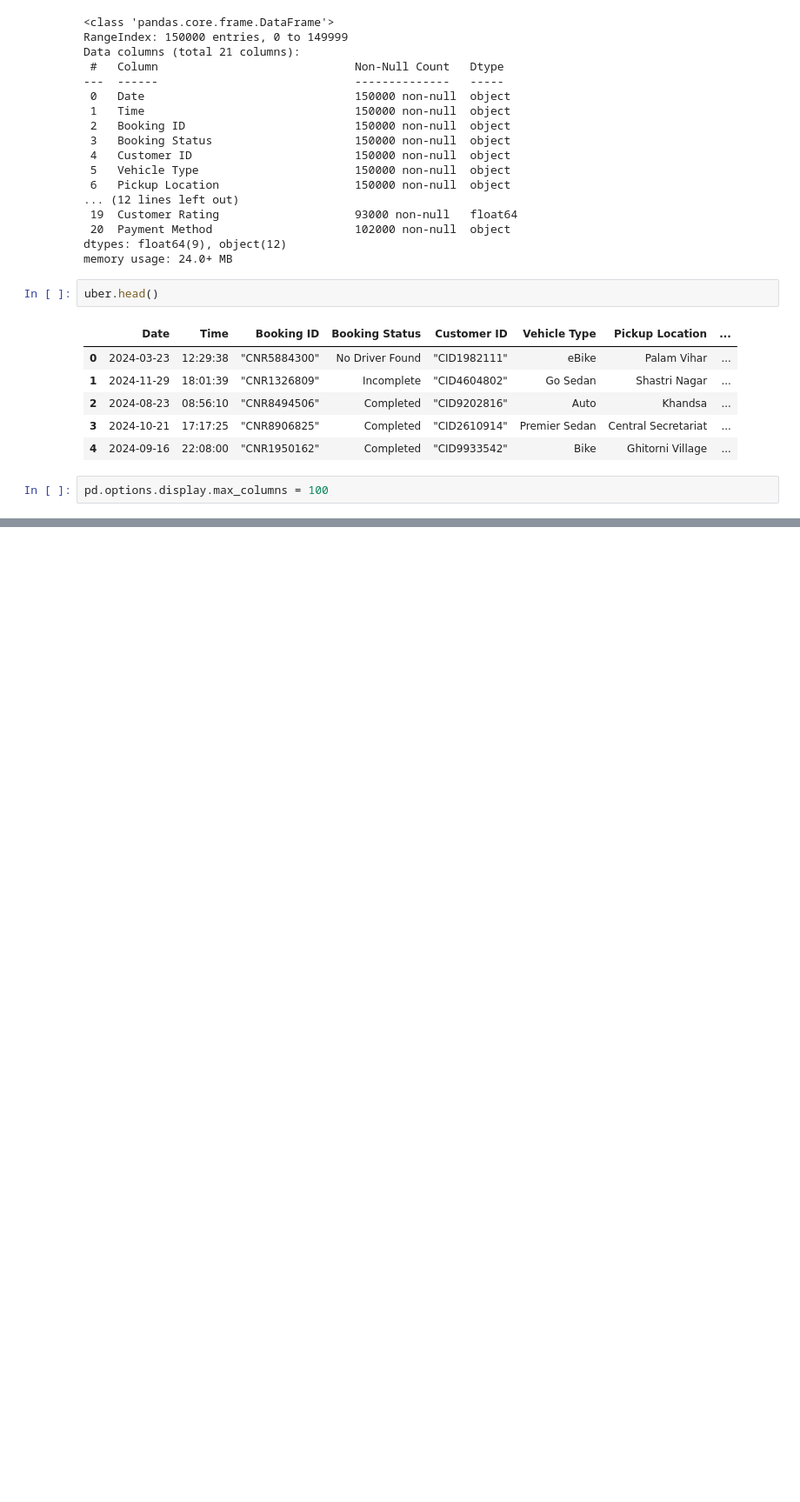
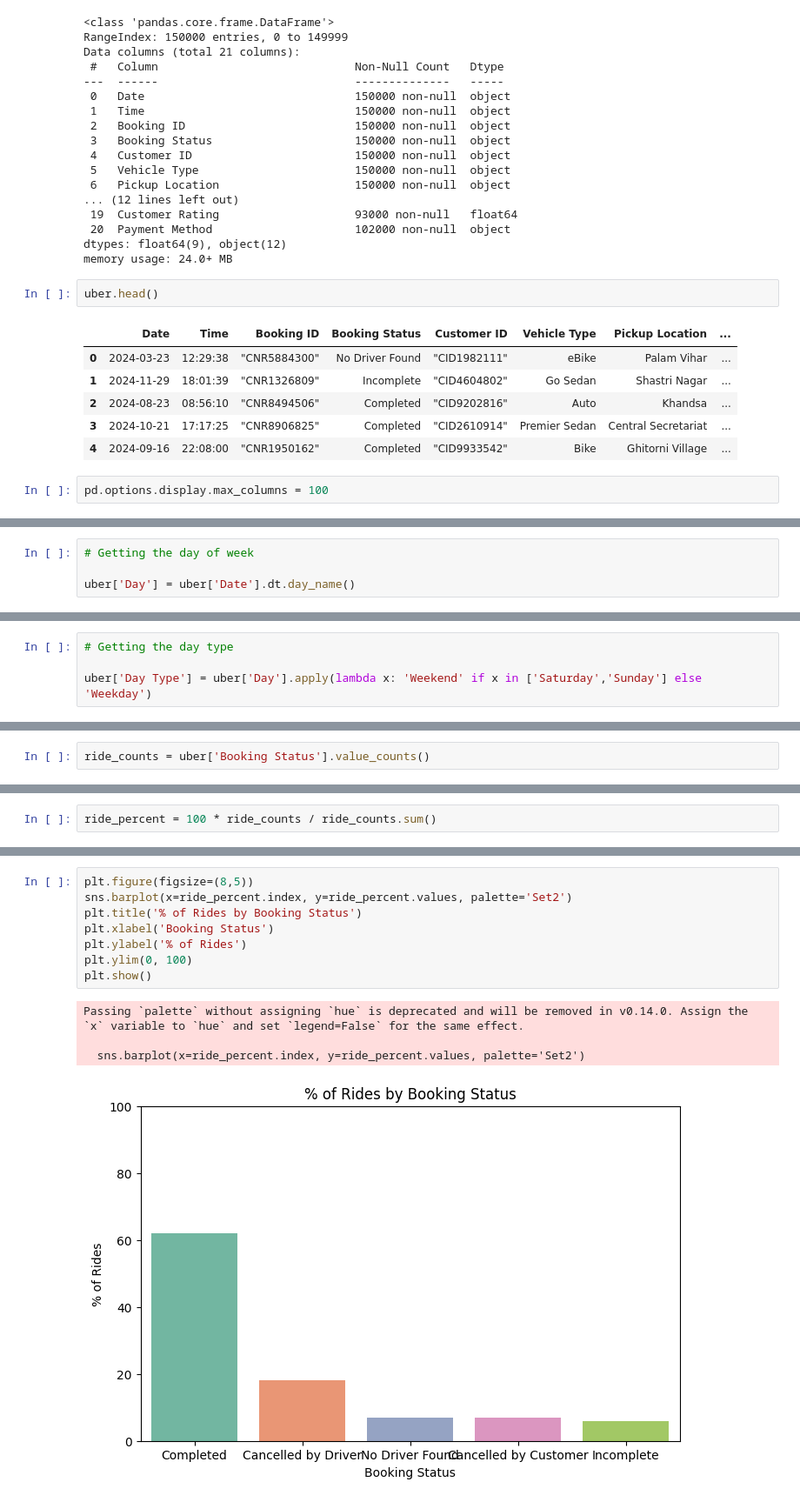
Before and after one commit to theAtieno/Py-Data-Class, a Jupyter notebook: Data_Storytelling/uber_analytics.ipynb, the cells around one changed output, grey strips where cells are left out. Shown: that part at 87% size. Cells and saved outputs as stored; diff of their text form; blank space fills up the shorter version.

Commit message:
Week 3 project

```diff
--- a/Data_Storytelling/uber_analytics.ipynb
+++ b/Data_Storytelling/uber_analytics.ipynb
@@ -68,0 +73,4 @@ Customer ID vs rating
+# %%
+# Getting the day of week
+
+uber['Day'] = uber['Date'].dt.day_name()
@@ -68,0 +86,4 @@ Customer ID vs rating
+# %%
+# Getting the day type
+
+uber['Day Type'] = uber['Day'].apply(lambda x: 'Weekend' if x in ['Saturday','Sunday'] else 'Weekday')
@@ -68,0 +159,2 @@ Customer ID vs rating
+# %%
+ride_counts = uber['Booking Status'].value_counts()
@@ -68,0 +171,2 @@ Customer ID vs rating
+# %%
+ride_percent = 100 * ride_counts / ride_counts.sum()
@@ -68,0 +183,13 @@ Customer ID vs rating
+# %%
+plt.figure(figsize=(8,5))
+sns.barplot(x=ride_percent.index, y=ride_percent.values, palette='Set2')
+plt.title('% of Rides by Booking Status')
+plt.xlabel('Booking Status')
+plt.ylabel('% of Rides')
+plt.ylim(0, 100)
+plt.show()
+# %% [output]
+Passing `palette` without assigning `hue` is deprecated and will be removed in v0.14.0. Assign the `x` variable to `hue` and set `legend=False` for the same effect.
+
+  sns.barplot(x=ride_percent.index, y=ride_percent.values, palette='Set2')
+[figure, added]
```
Also changed, not shown: parts of 50 cells of this notebook, 17 other files.
